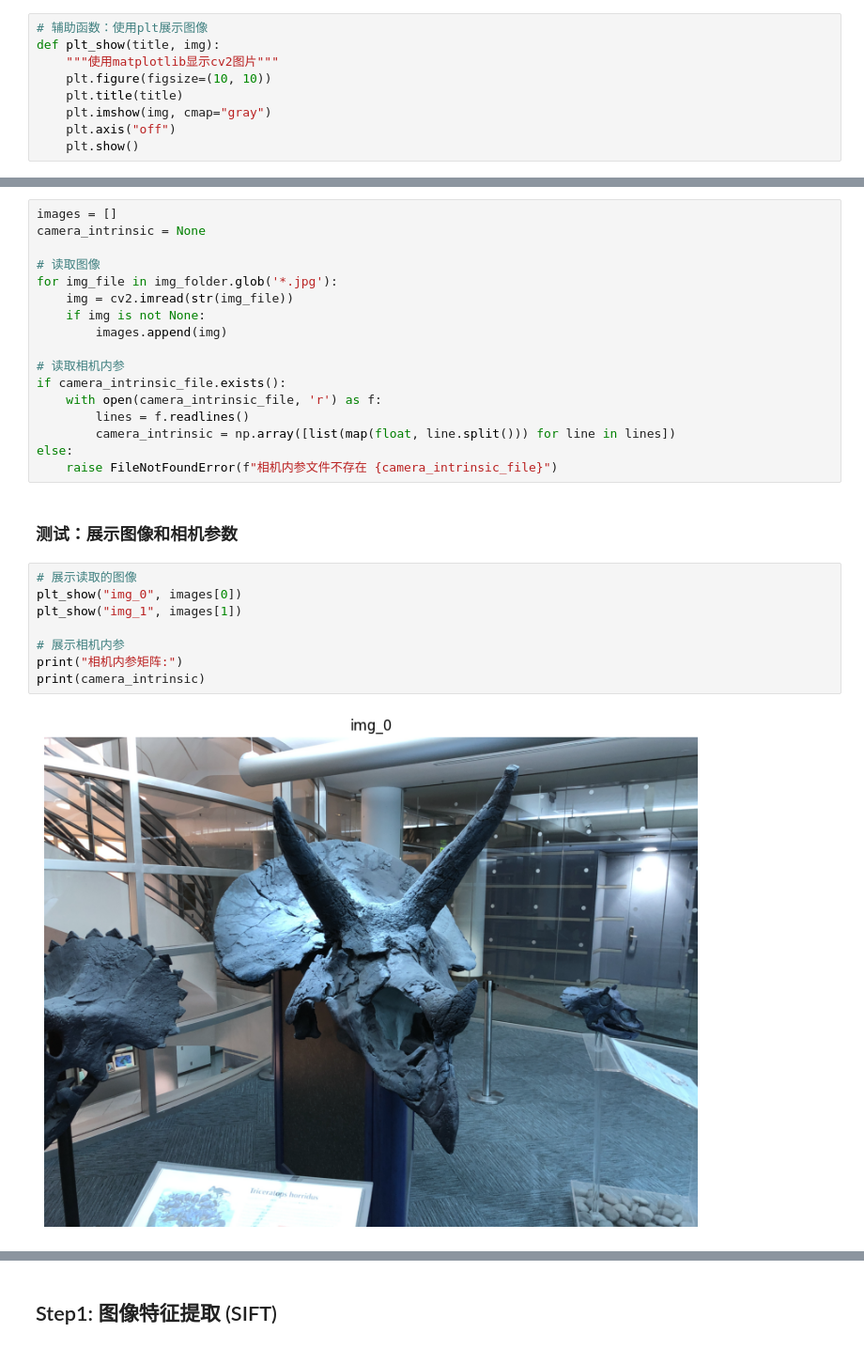
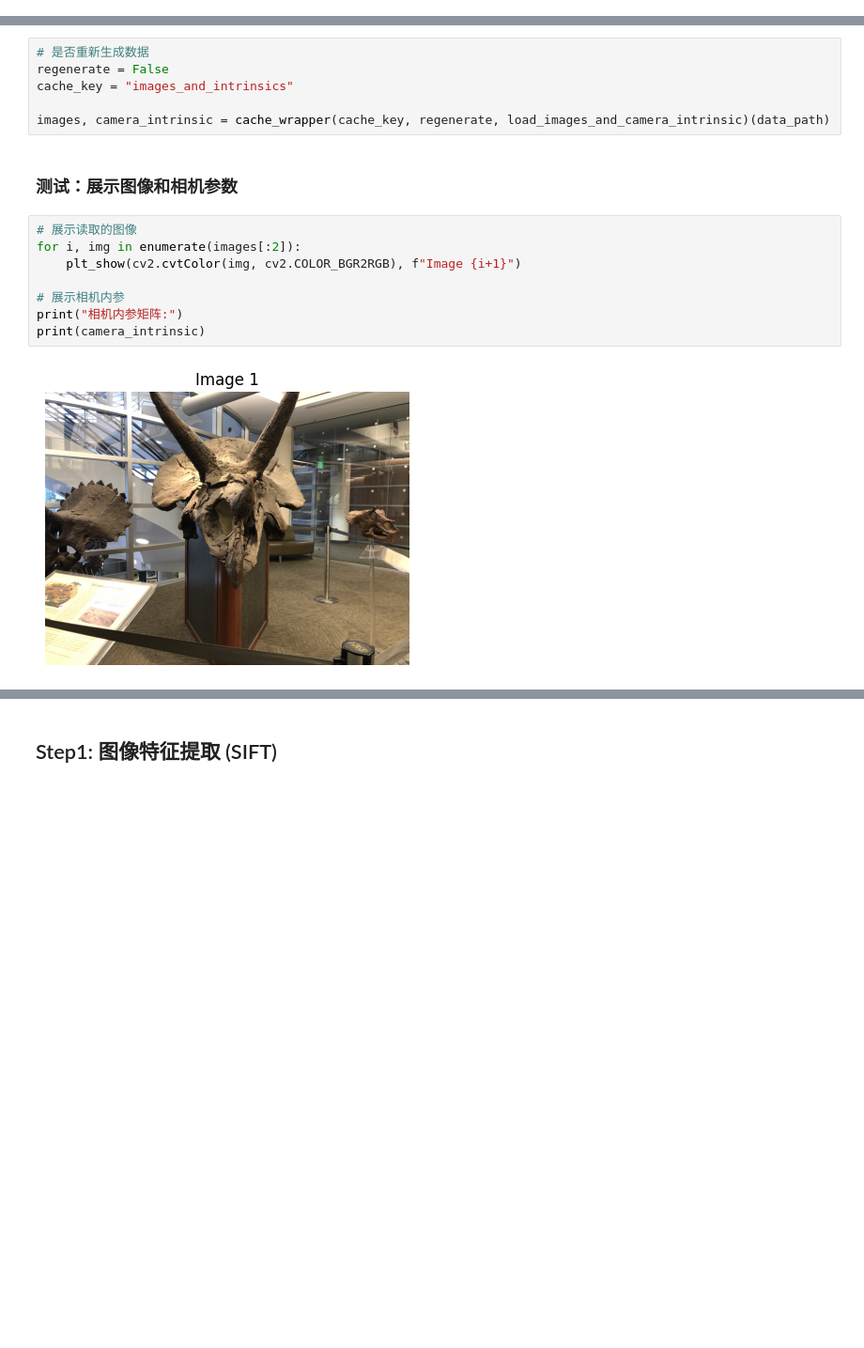
Before and after one commit to Pr0ximah/AI4701-FinalProject, a Jupyter notebook: main.ipynb, the cells around one changed output, grey strips where cells are left out. Shown at 94% size. Saved outputs shown, nothing was run; the diff lists cells and outputs as text; blank space fills up the shorter version.

```diff
--- a/main.ipynb
+++ b/main.ipynb
@@ -10,9 +13,0 @@ from process import *
-# %%
-# 辅助函数：使用plt展示图像
-def plt_show(title, img):
-    """使用matplotlib显示cv2图片"""
-    plt.figure(figsize=(10, 10))
-    plt.title(title)
-    plt.imshow(img, cmap="gray")
-    plt.axis("off")
-    plt.show()
@@ -25,29 +19,18 @@ camera_intrinsic_file = data_path / 'camera_intrinsic.txt'
 # %%
-images = []
-camera_intrinsic = None
+# 是否重新生成数据
+regenerate = False
+cache_key = "images_and_intrinsics"
 
-# 读取图像
-for img_file in img_folder.glob('*.jpg'):
-    img = cv2.imread(str(img_file))
-    if img is not None:
-        images.append(img)
-
-# 读取相机内参
-if camera_intrinsic_file.exists():
-    with open(camera_intrinsic_file, 'r') as f:
-        lines = f.readlines()
-        camera_intrinsic = np.array([list(map(float, line.split())) for line in lines])
-else:
-    raise FileNotFoundError(f"相机内参文件不存在 {camera_intrinsic_file}")
+images, camera_intrinsic = cache_wrapper(cache_key, regenerate, load_images_and_camera_intrinsic)(data_path)
 # %% [markdown]
 ### 测试：展示图像和相机参数
 # %%
 # 展示读取的图像
-plt_show("img_0", images[0])
-plt_show("img_1", images[1])
+for i, img in enumerate(images[:2]):
+    plt_show(cv2.cvtColor(img, cv2.COLOR_BGR2RGB), f"Image {i+1}")
 
 # 展示相机内参
 print("相机内参矩阵:")
 print(camera_intrinsic)
 # %% [output]
-[figure, old version]
+[figure, new version]
```
Also changed, not shown: parts of 14 cells of this notebook, 9 other files.
